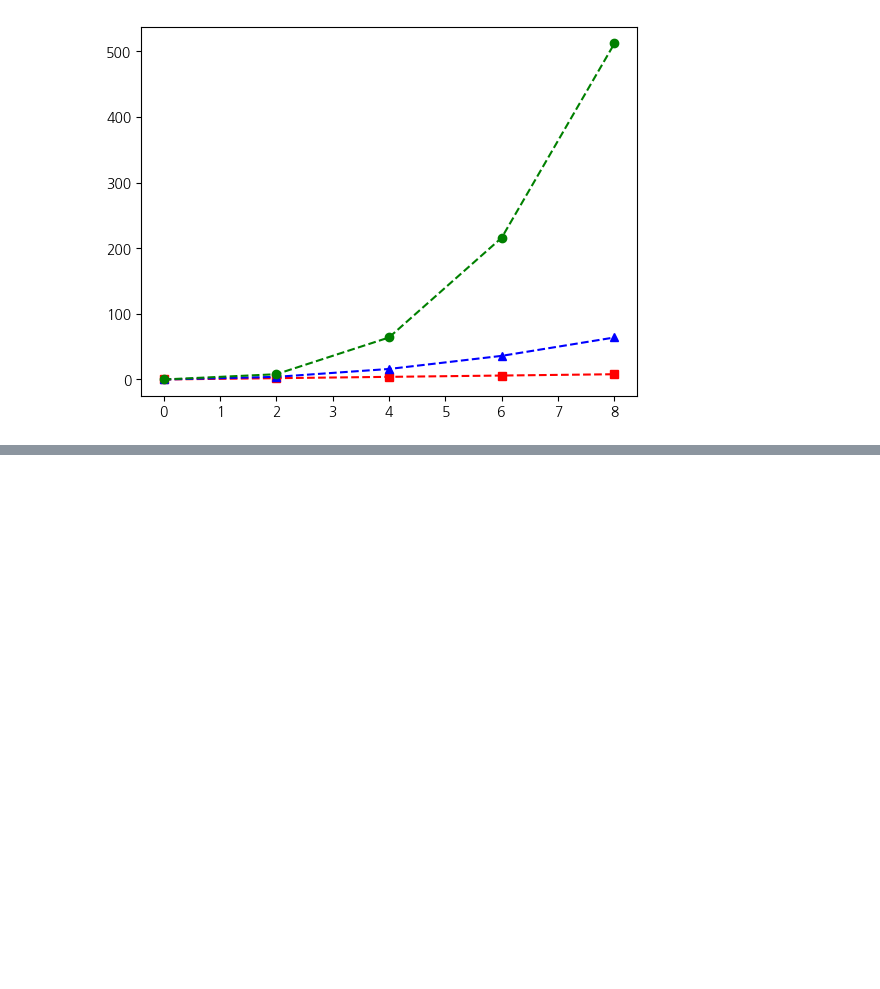
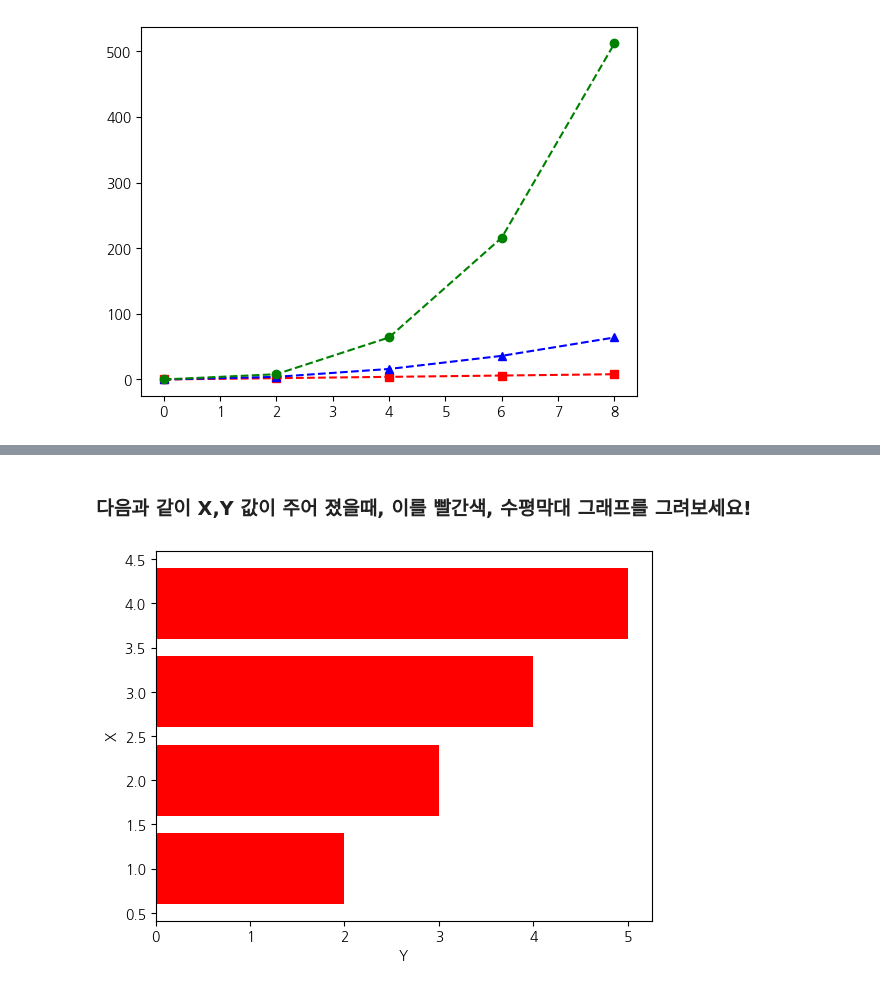
Before and after one commit to seoinhyeok96/pythorn, a Jupyter notebook: 개인공부/know/Matplotlib 실습 .ipynb, the cells around one changed output, grey strips where cells are left out. Saved outputs shown, nothing was run; the diff lists cells and outputs as text; code cells hidden in the pictures; blank space fills up the shorter version.

```diff
--- a/개인공부/know/Matplotlib 실습 .ipynb
+++ b/개인공부/know/Matplotlib 실습 .ipynb
@@ -32,0 +56,24 @@ plt.show()
+# %% [markdown]
+### 다음과 같이 X,Y 값이 주어 졌을때, 이를 빨간색, 수평막대 그래프를 그려보세요!
+# %%
+x = [1, 2, 3, 4]
+y = [5, 4, 3, 2]
+
+# X와 Y를 내림차순으로 정렬합니다.
+x_descending = sorted(x, reverse=True)
+y_descending = sorted(y, reverse=True)
+
+# Figure와 Axes를 생성합니다.
+fig, ax = plt.subplots()
+
+# 수평 막대 그래프를 그립니다.
+ax.barh(x_descending, y_descending, color='red')
+
+# X축과 Y축 레이블을 설정합니다.
+ax.set_xlabel('Y')
+ax.set_ylabel('X')
+
+# 그래프를 출력합니다.
+plt.show()
+# %% [output]
+[figure, added]
```
Also changed, not shown: parts of 22 cells of this notebook.
